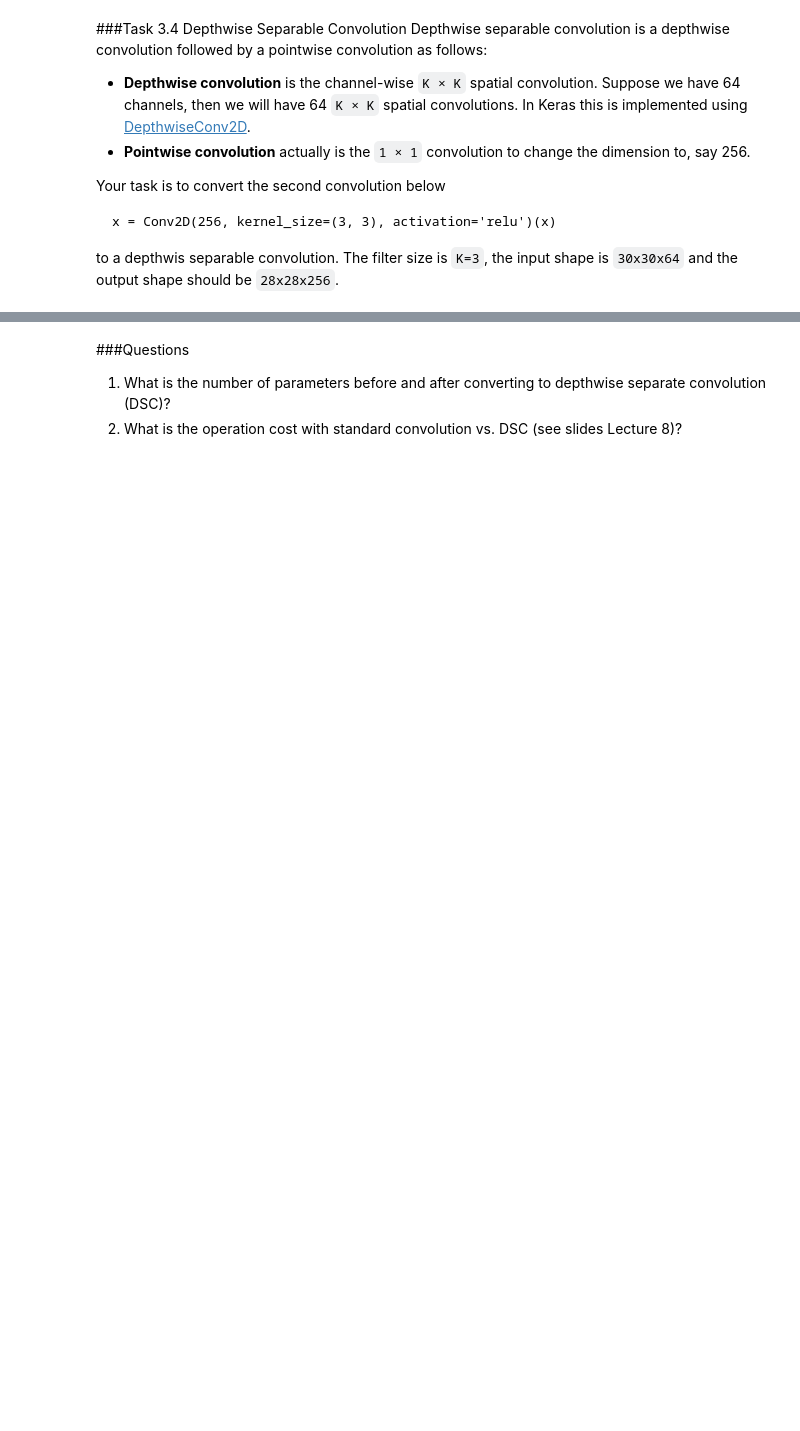
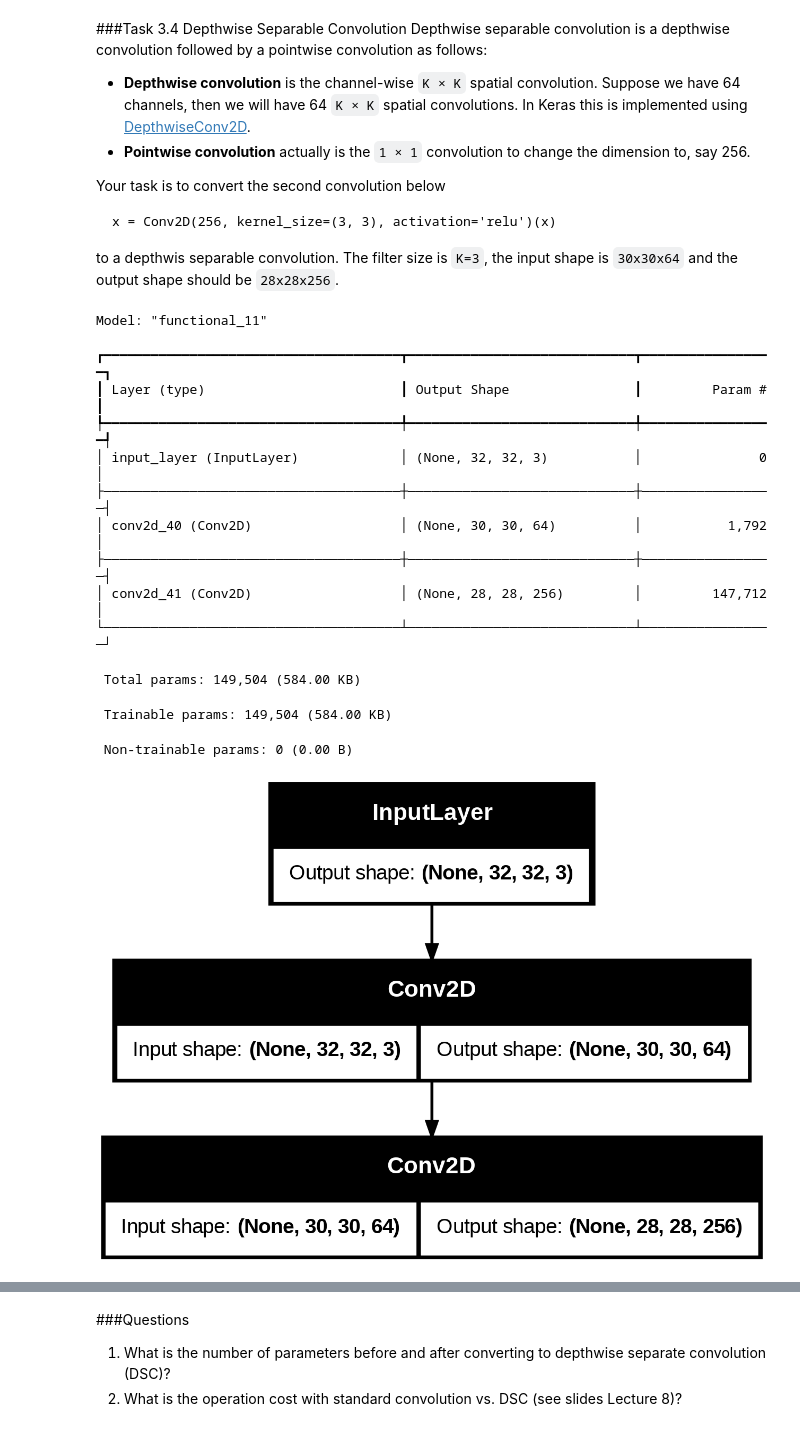
Before and after one commit to andersjes/Deep-Learning, a Jupyter notebook: Lab8_ConvNet_Architectures.ipynb, the cells around one changed output, grey strips where cells are left out. Cells and saved outputs as stored; diff of their text form; code cells hidden in the pictures; blank space fills up the shorter version.

```diff
--- a/Lab8_ConvNet_Architectures.ipynb
+++ b/Lab8_ConvNet_Architectures.ipynb
@@ -730,8 +914,25 @@ to a depthwis separable convolution. The filter size is `K=3`, the input shape i
 # %%
 x = Conv2D(64, kernel_size=(3, 3), activation='relu')(inputs)
 x = Conv2D(256, kernel_size=(3, 3), activation='relu')(x)
 model = Model(inputs=inputs, outputs=x)
 model.summary()
+# plot model architecture
+plot_model(model, show_shapes=True)
+# %% [output]
+Model: "functional_11"
+┏━━━━━━━━━━━━━━━━━━━━━━━━━━━━━━━━━━━━━━┳━━━━━━━━━━━━━━━━━━━━━━━━━━━━━┳━━━━━━━━━━━━━━━━━┓
+┃ Layer (type)                         ┃ Output Shape                ┃         Param # ┃
+┡━━━━━━━━━━━━━━━━━━━━━━━━━━━━━━━━━━━━━━╇━━━━━━━━━━━━━━━━━━━━━━━━━━━━━╇━━━━━━━━━━━━━━━━━┩
+│ input_layer (InputLayer)             │ (None, 32, 32, 3)           │               0 │
+├──────────────────────────────────────┼─────────────────────────────┼─────────────────┤
+│ conv2d_40 (Conv2D)                   │ (None, 30, 30, 64)          │           1,792 │
+├──────────────────────────────────────┼─────────────────────────────┼─────────────────┤
+│ conv2d_41 (Conv2D)                   │ (None, 28, 28, 256)         │         147,712 │
+└──────────────────────────────────────┴─────────────────────────────┴─────────────────┘
+ Total params: 149,504 (584.00 KB)
+ Trainable params: 149,504 (584.00 KB)
+ Non-trainable params: 0 (0.00 B)
+[figure, added]
 # %%
 from keras.layers import DepthwiseConv2D
 
```
Also changed, not shown: parts of 17 cells of this notebook.
